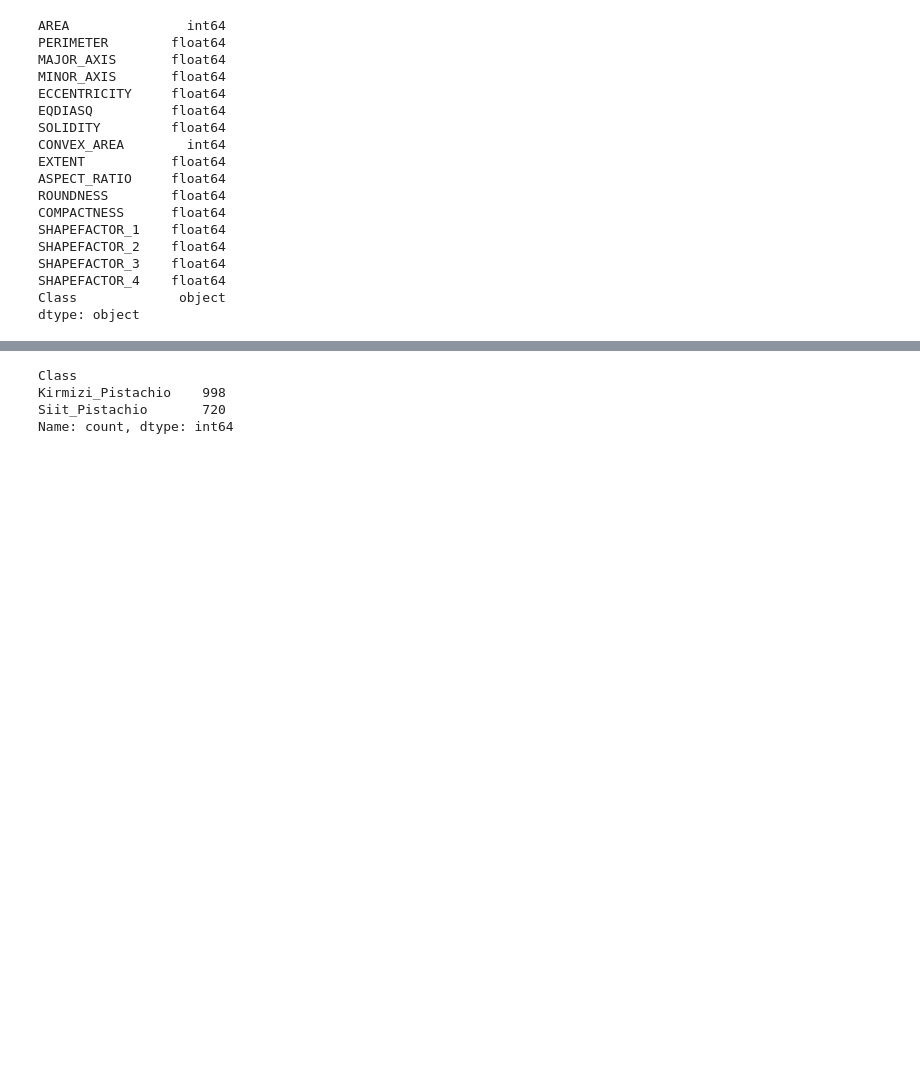
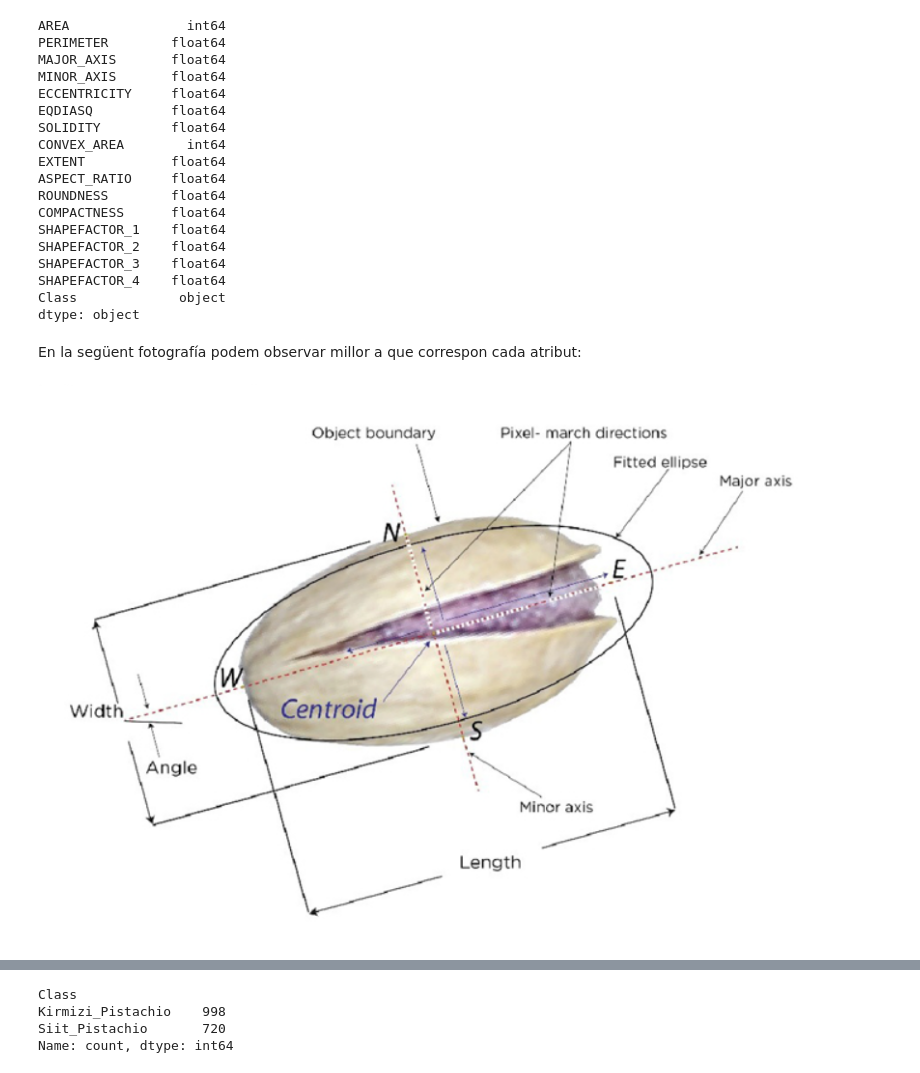
Before and after one commit to NIU1718117/Cas_Kaggle_Pistatxo, a Jupyter notebook: KAGGLE.ipynb, the cells around one changed output, grey strips where cells are left out. Saved outputs shown, nothing was run; the diff lists cells and outputs as text; code cells hidden in the pictures; blank space fills up the shorter version.

```diff
--- a/KAGGLE.ipynb
+++ b/KAGGLE.ipynb
@@ -51,3 +56,9 @@ SHAPEFACTOR_3    float64
 SHAPEFACTOR_4    float64
 Class             object
 dtype: object
+# %% [markdown]
+En la següent fotografía podem observar millor a que correspon cada atribut:
+# %%
+Image(filename='Imatges/imatge_atributs_pistatxo.png')
+# %% [output]
+[figure, added]
```
Also changed, not shown: parts of 24 cells of this notebook, 1 other file.
